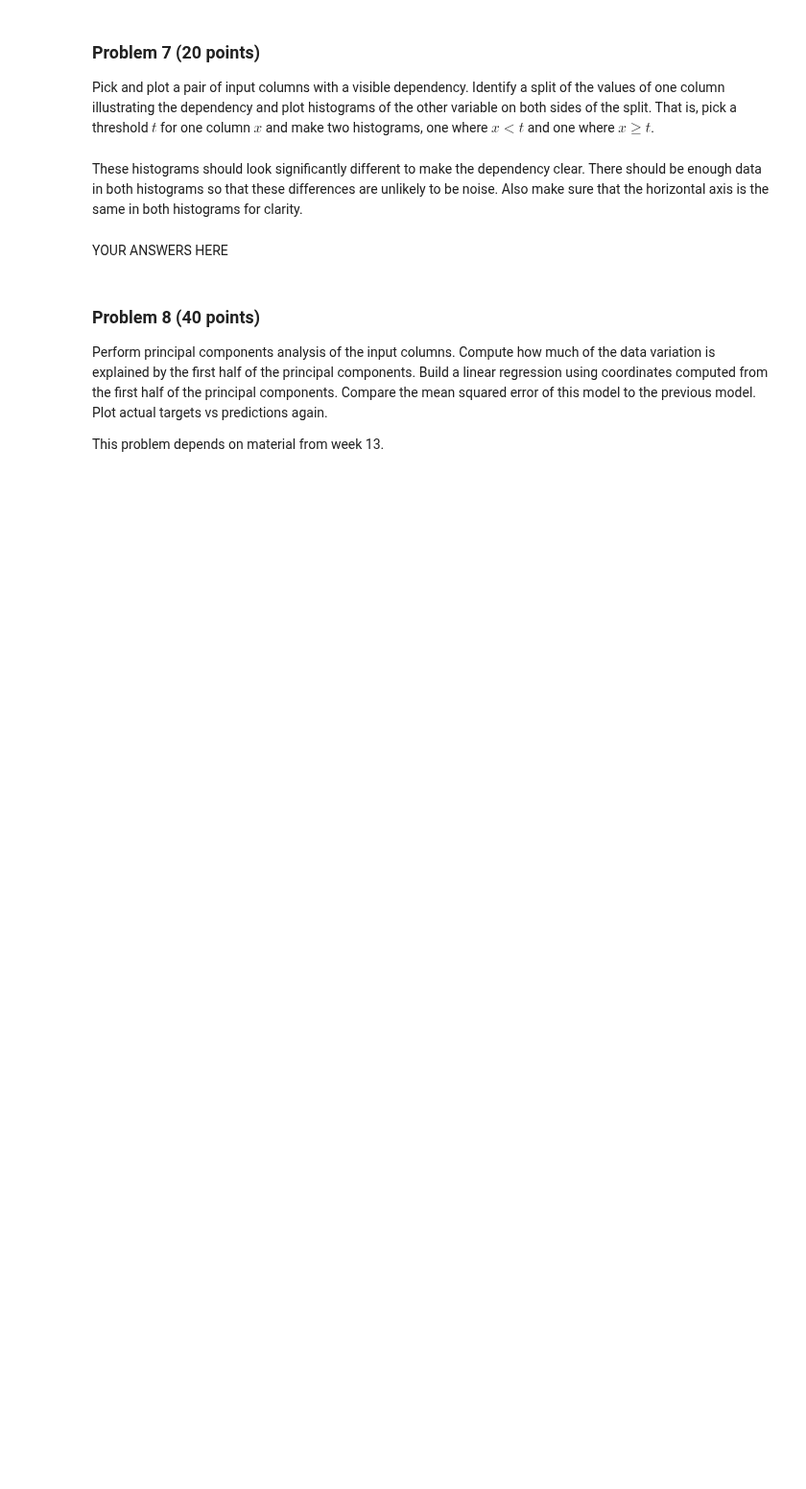
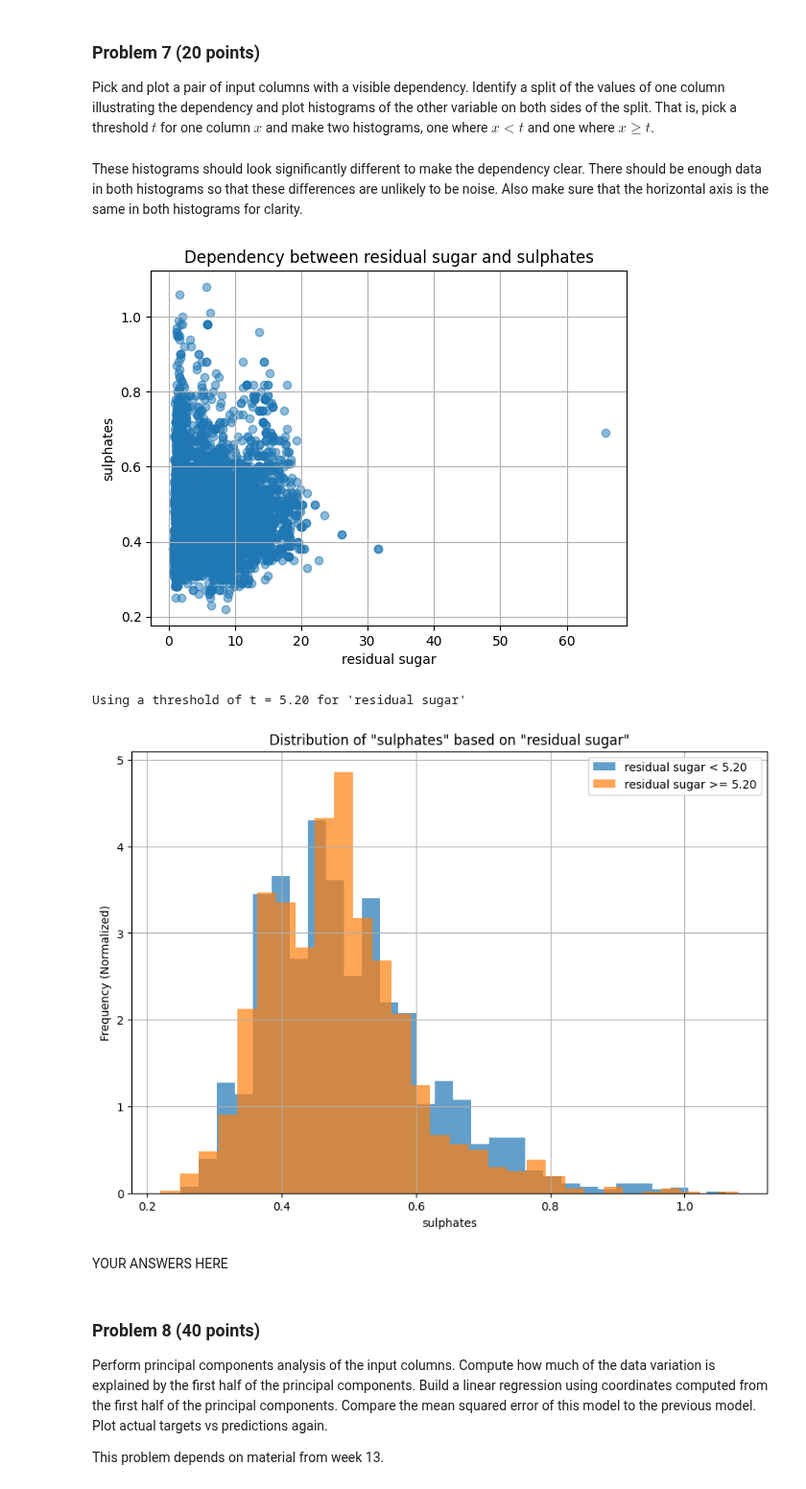
Before and after one commit to aqds-hub/Learning, a Jupyter notebook: dx601-final-project-main/project.ipynb, the cells around one changed output. Shown at 96% size. Saved outputs shown, nothing was run; the diff lists cells and outputs as text; code cells hidden in the pictures; blank space fills up the shorter version.

```diff
--- a/dx601-final-project-main/project.ipynb
+++ b/dx601-final-project-main/project.ipynb
@@ -138,3 +330,38 @@ Also make sure that the horizontal axis is the same in both histograms for clari
+# %%
+# YOUR CODE HERE
+
+col1 = 'residual sugar'
+col2 = 'sulphates'
+
+plt.scatter(wine_data[col1], wine_data[col2], alpha=0.5)
+plt.title(f'Dependency between {col1} and {col2}')
+plt.xlabel(col1)
+plt.ylabel(col2)
+plt.grid(True)
+plt.show()
+
+threshold = wine_data[col1].median()
+print(f"Using a threshold of t = {threshold:.2f} for '{col1}'")
+
+low_sugar_wines = wine_data[wine_data[col1] < threshold]
+high_sugar_wines = wine_data[wine_data[col1] >= threshold]
+
+plt.figure(figsize=(10, 7))
+
+plt.hist(low_sugar_wines[col2], bins=30, alpha=0.7, label=f'{col1} < {threshold:.2f}', density=True)
+
+plt.hist(high_sugar_wines[col2], bins=30, alpha=0.7, label=f'{col1} >= {threshold:.2f}', density=True)
+
+plt.title(f'Distribution of "{col2}" based on "{col1}"')
+plt.xlabel(col2)
+plt.ylabel('Frequency (Normalized)')
+plt.legend()
+plt.grid(True)
+plt.show()
+# %% [output]
+[figure, added]
+Using a threshold of t = 5.20 for 'residual sugar'
+[figure, added]
 # %% [markdown]
 YOUR ANSWERS HERE
 # %% [markdown]
```
Also changed, not shown: parts of 32 cells of this notebook.
